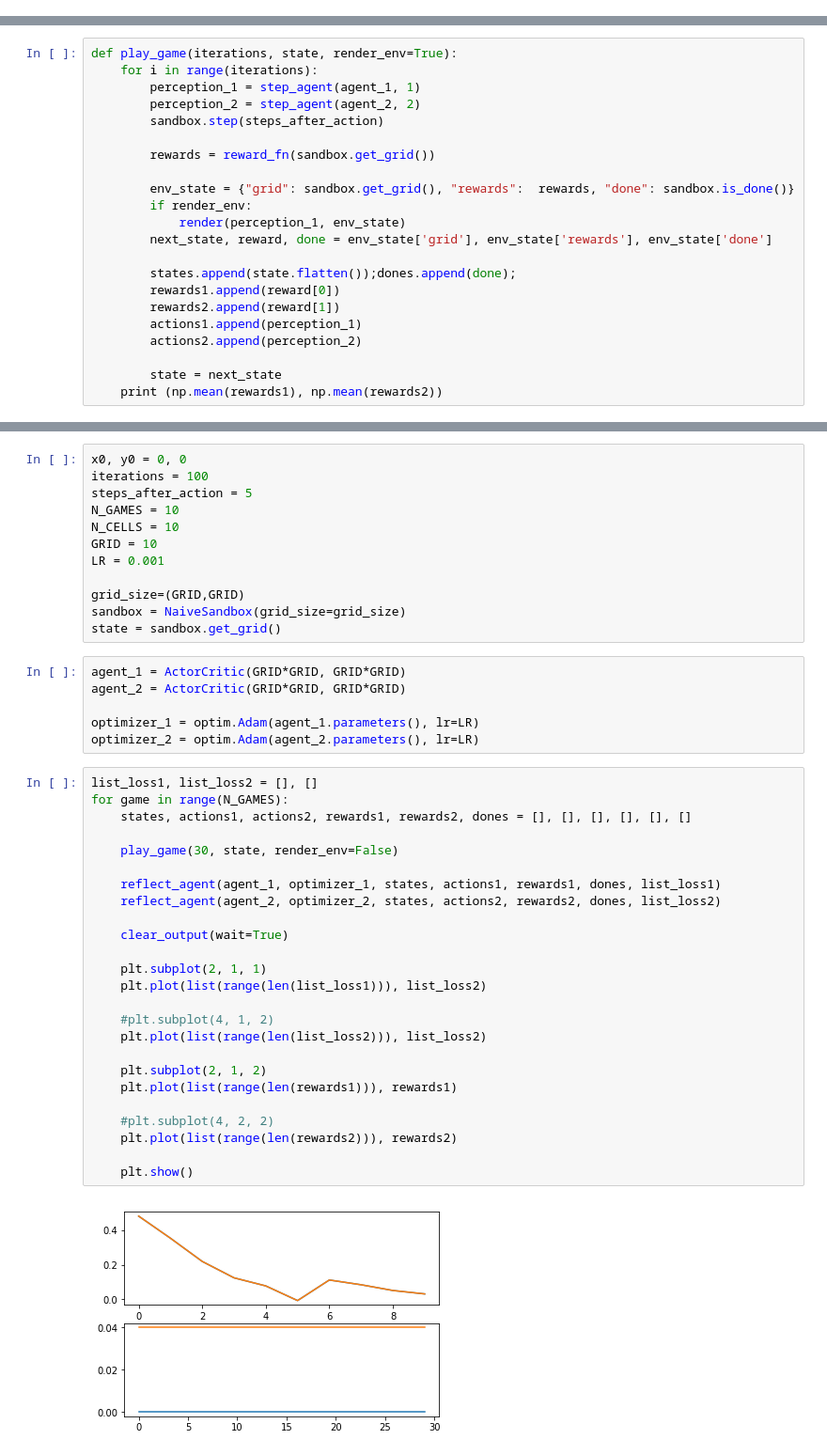
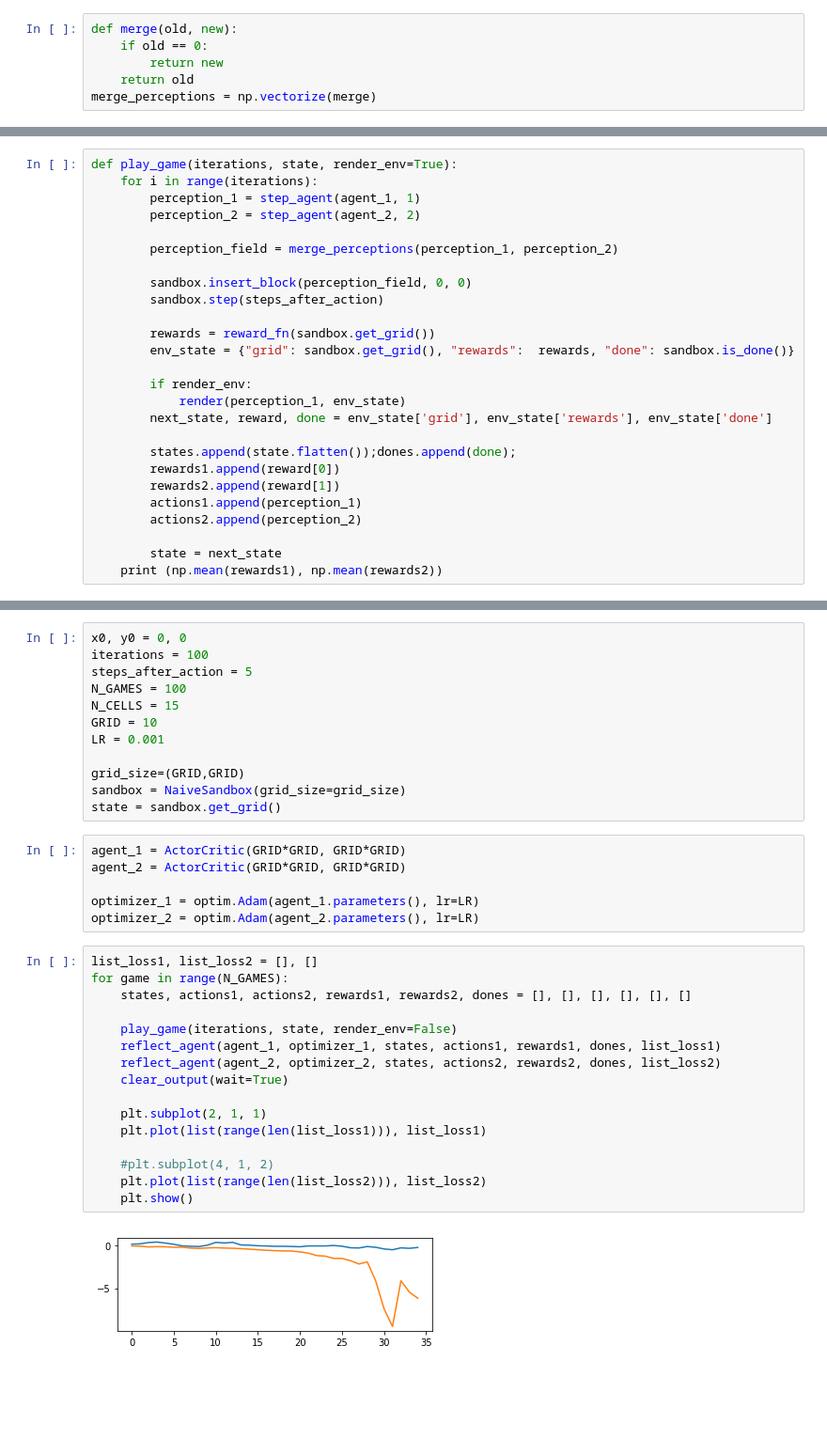
Before and after one commit to denistr16/GoL-RL, a Jupyter notebook: agent_run_template_04.ipynb, the cells around one changed output, grey strips where cells are left out. Shown: that part at 94% size. Cells and saved outputs as stored; diff of their text form; blank space fills up the shorter version.

Commit message:
Update reward function and fix inserting actions of two agents

```diff
--- a/agent_run_template_04.ipynb
+++ b/agent_run_template_04.ipynb
@@ -39,6 +39,12 @@ import torch.optim as optim
 # %%
 from reward.rewards import AliveCellsReward, MultipleAgentsCellsReward
 reward_fn = MultipleAgentsCellsReward()
+# %%
+def merge(old, new):
+    if old == 0:
+        return new
+    return old
+merge_perceptions = np.vectorize(merge)
 # %%
 def step_agent(agent, agent_id=1):
     probs = agent.get_action_probs(torch.tensor(sandbox.get_grid()).float().flatten())
@@ -50,11 +55,15 @@ def play_game(iterations, state, render_env=True):
     for i in range(iterations):
         perception_1 = step_agent(agent_1, 1)
         perception_2 = step_agent(agent_2, 2)
+
+        perception_field = merge_perceptions(perception_1, perception_2)
+
+        sandbox.insert_block(perception_field, 0, 0)
         sandbox.step(steps_after_action)
 
         rewards = reward_fn(sandbox.get_grid())
+        env_state = {"grid": sandbox.get_grid(), "rewards":  rewards, "done": sandbox.is_done()}
 
-        env_state = {"grid": sandbox.get_grid(), "rewards":  rewards, "done": sandbox.is_done()}
         if render_env:
             render(perception_1, env_state)
         next_state, reward, done = env_state['grid'], env_state['rewards'], env_state['done']
@@ -81,8 +91,8 @@ def reflect_agent(agent, optimizer, states, actions, rewards, dones, list_loss):
 x0, y0 = 0, 0
 iterations = 100
 steps_after_action = 5
-N_GAMES = 10
-N_CELLS = 10
+N_GAMES = 100
+N_CELLS = 15
 GRID = 10
 LR = 0.001
 
@@ -98,30 +108,21 @@ optimizer_2 = optim.Adam(agent_2.parameters(), lr=LR)
 # %%
 list_loss1, list_loss2 = [], []
 for game in range(N_GAMES):
     states, actions1, actions2, rewards1, rewards2, dones = [], [], [], [], [], []
 
-    play_game(30, state, render_env=False)
-
+    play_game(iterations, state, render_env=False)
     reflect_agent(agent_1, optimizer_1, states, actions1, rewards1, dones, list_loss1)
     reflect_agent(agent_2, optimizer_2, states, actions2, rewards2, dones, list_loss2)
-
     clear_output(wait=True)
 
     plt.subplot(2, 1, 1)
-    plt.plot(list(range(len(list_loss1))), list_loss2)
+    plt.plot(list(range(len(list_loss1))), list_loss1)
 
     #plt.subplot(4, 1, 2)
     plt.plot(list(range(len(list_loss2))), list_loss2)
-
-    plt.subplot(2, 1, 2)
-    plt.plot(list(range(len(rewards1))), rewards1)
-
-    #plt.subplot(4, 2, 2)
-    plt.plot(list(range(len(rewards2))), rewards2)
-
     plt.show()
 # %% [output]
-[figure, old version]
+[figure, new version]
 # %%
 state = sandbox.get_grid()
 from time import sleep
```
Also changed, not shown: parts of 13 cells of this notebook, 1 other file.
